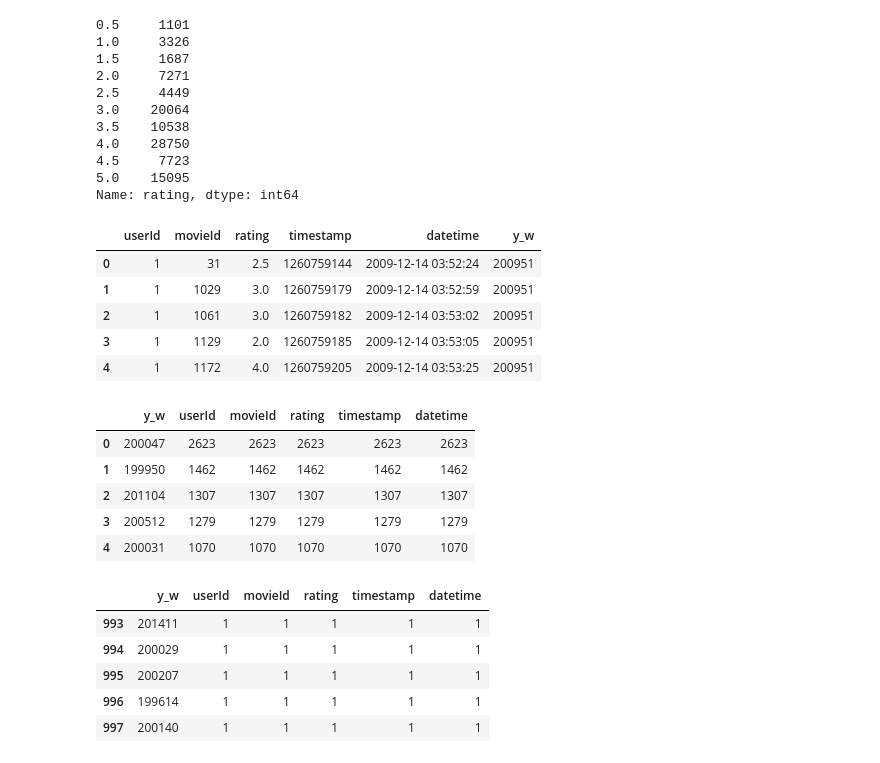
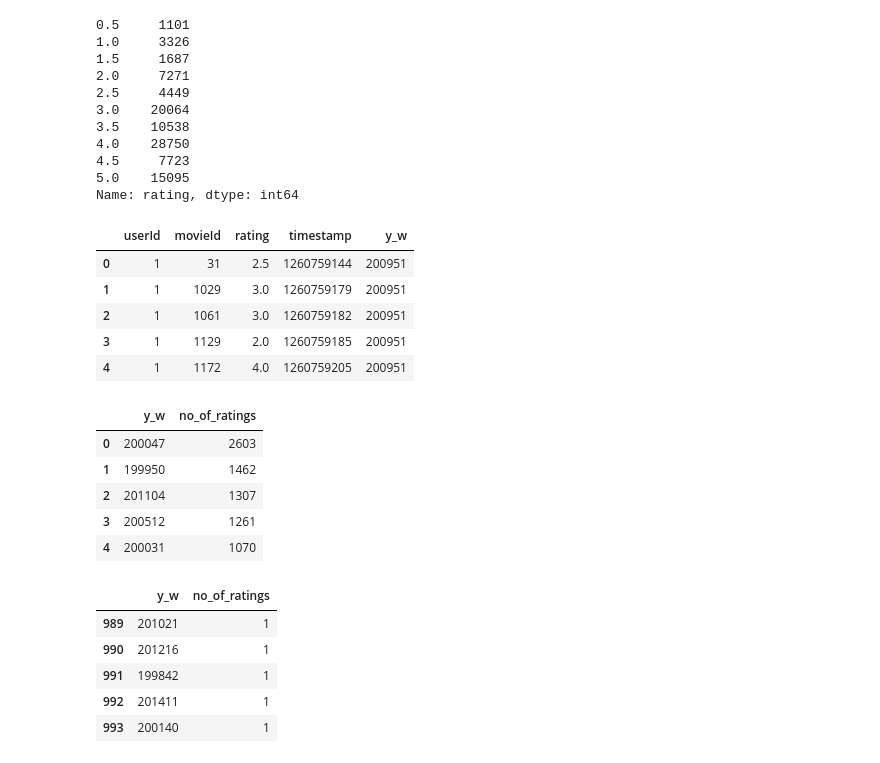
Before and after one commit to asapehrsson/hadoop_spark_jupyter, a Jupyter notebook: ipynb/movielens_dataset_caracteristics.ipynb, the cells around one changed output. Drawn from its saved outputs; the diff is of its cells as text; code cells hidden in the pictures.

Commit message:
Visualizing movielens dataset in a notebook

```diff
--- a/ipynb/movielens_dataset_caracteristics.ipynb
+++ b/ipynb/movielens_dataset_caracteristics.ipynb
@@ -19,10 +29,10 @@ rcParams['figure.figsize'] = 15, 5
 # %%
-data = pd.read_csv(ROOT_PATH + '/data/ml-latest-small/ratings.csv')
+ratings_df = mh.get_ratings_df(mh.ROOT_PATH)
 
 # short stats - length and first posts
-type(data)
-print(data.shape)
-data.head()
+type(ratings_df)
+print(ratings_df.shape)
+ratings_df.head()
 # %% [output]
 (100004, 4)
 |  | userId | movieId | rating | timestamp |
@@ -62,40 +72,43 @@ data.rating.value_counts().sort_index()
 5.0    15095
 Name: rating, dtype: int64
 # %%
-#Add column with datetime and a grouping label, week
-data = mh.add_year_week(data)
-data.head()
+#Add column with year-week
+ratings_w_y_w_df = mh.add_year_week(ratings_df)
+ratings_w_y_w_df.head()
 # %% [output]
-|  | userId | movieId | rating | timestamp | datetime | y_w |
-| 0 | 1 | 31 | 2.5 | 1260759144 | 2009-12-14 03:52:24 | 200951 |
-| 1 | 1 | 1029 | 3.0 | 1260759179 | 2009-12-14 03:52:59 | 200951 |
-| 2 | 1 | 1061 | 3.0 | 1260759182 | 2009-12-14 03:53:02 | 200951 |
-| 3 | 1 | 1129 | 2.0 | 1260759185 | 2009-12-14 03:53:05 | 200951 |
-| 4 | 1 | 1172 | 4.0 | 1260759205 | 2009-12-14 03:53:25 | 200951 |
+|  | userId | movieId | rating | timestamp | y_w |
+| 0 | 1 | 31 | 2.5 | 1260759144 | 200951 |
+| 1 | 1 | 1029 | 3.0 | 1260759179 | 200951 |
+| 2 | 1 | 1061 | 3.0 | 1260759182 | 200951 |
+| 3 | 1 | 1129 | 2.0 | 1260759185 | 200951 |
+| 4 | 1 | 1172 | 4.0 | 1260759205 | 200951 |
 # %%
 #Find the most active weeks
 
-ratings = data\
-    .groupby(mh.YEAR_WEEK_COL_NAME)\
+ratings_per_week_df = ratings_w_y_w_df\
+    .groupby(mh.YEAR_WEEK_COL_NAME)[[mh.RATING_COL_NAME]]\
     .count()\
-    .sort_values(ascending=False, by='rating')
+    .sort_values(ascending=False, by=mh.RATING_COL_NAME)
 
-ratings.reset_index(inplace=True,drop=False)
-ratings.head()
+ratings_per_week_df.rename(columns={mh.RATING_COL_NAME:mh.NO_OF_RATINGS_COL_NAME}, inplace=True)
+
+ratings_per_week_df.reset_index(inplace=True, drop=False)
+ratings_per_week_df.head()
 # %% [output]
-|  | y_w | userId | movieId | rating | timestamp | datetime |
-| 0 | 200047 | 2623 | 2623 | 2623 | 2623 | 2623 |
-| 1 | 199950 | 1462 | 1462 | 1462 | 1462 | 1462 |
-| 2 | 201104 | 1307 | 1307 | 1307 | 1307 | 1307 |
-| 3 | 200512 | 1279 | 1279 | 1279 | 1279 | 1279 |
-| 4 | 200031 | 1070 | 1070 | 1070 | 1070 | 1070 |
+|  | y_w | no_of_ratings |
+| 0 | 200047 | 2603 |
+| 1 | 199950 | 1462 |
+| 2 | 201104 | 1307 |
+| 3 | 200512 | 1261 |
+| 4 | 200031 | 1070 |
 # %%
-#compare with the least avtive. A big difference!
-ratings.tail()
+#compare with the least active. A big difference!
+
+ratings_per_week_df.tail()
 # %% [output]
-|  | y_w | userId | movieId | rating | timestamp | datetime |
-| 993 | 201411 | 1 | 1 | 1 | 1 | 1 |
-| 994 | 200029 | 1 | 1 | 1 | 1 | 1 |
-| 995 | 200207 | 1 | 1 | 1 | 1 | 1 |
-| 996 | 199614 | 1 | 1 | 1 | 1 | 1 |
-| 997 | 200140 | 1 | 1 | 1 | 1 | 1 |
+|  | y_w | no_of_ratings |
+| 989 | 201021 | 1 |
+| 990 | 201216 | 1 |
+| 991 | 199842 | 1 |
+| 992 | 201411 | 1 |
+| 993 | 200140 | 1 |
```
Also changed, not shown: parts of 15 cells of this notebook, 7 other files.
